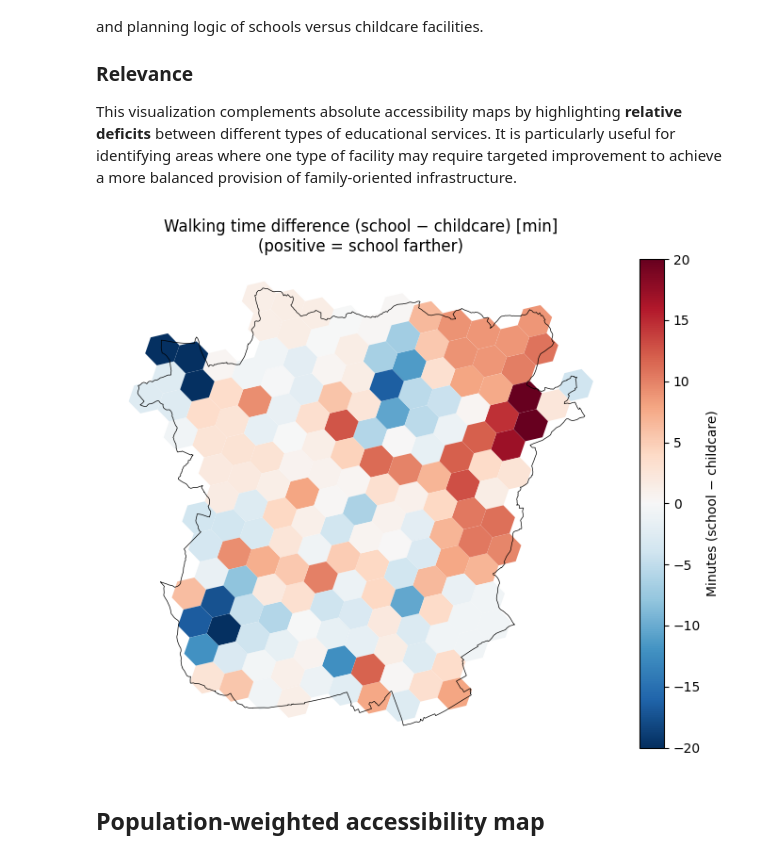
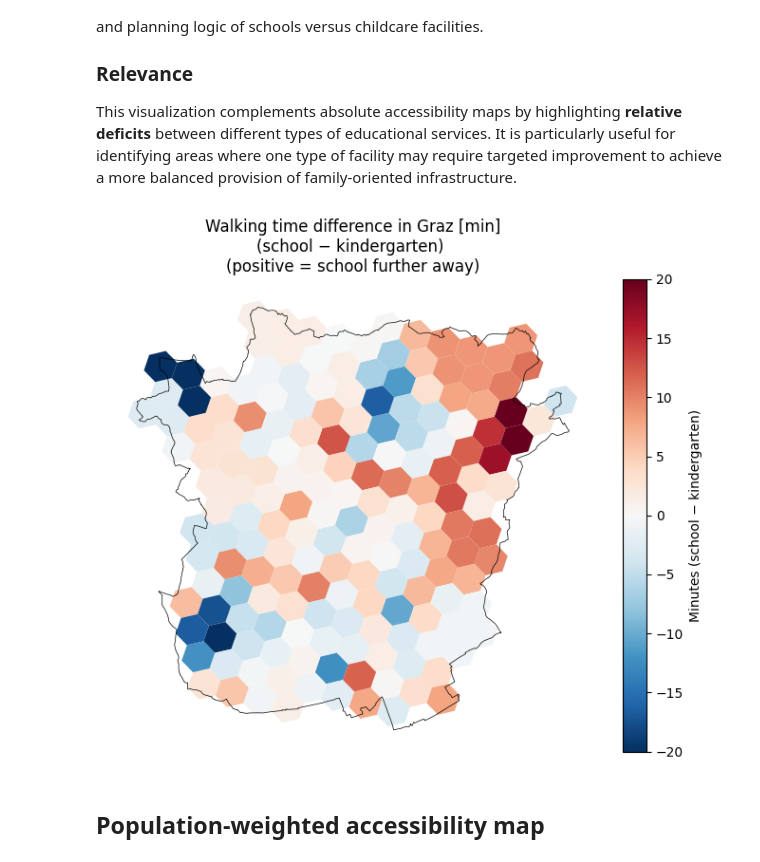
Before and after one commit to miriam-ee/GIS_FinalProject_Group2, a Jupyter notebook: group2_final.ipynb, the cells around one changed output. Drawn from its saved outputs; the diff is of its cells as text; code cells hidden in the pictures.

Commit message:
adjusting the graz names to same system as utrecht. cleaning the markdowns.

```diff
--- a/group2_final.ipynb
+++ b/group2_final.ipynb
@@ -617,7 +629,7 @@ School POI nodes: 146
 # %% [markdown]
 Define a function that runs a multi‑source Dijkstra shortest‑path algorithm. It takes a set of source nodes and computes the minimum travel time from any of these sources to every node in the network, using the slope‑based travel time as weight. The result is a dictionary mapping each node ID to its minimum travel time. Call this function once for childcare nodes and once for school nodes
 # %%
-# 3) Multi-source Dijkstra: min travel time from any POI to all nodes
+# Multi-source Dijkstra: min travel time from any POI to all nodes
 def compute_min_travel_time(graph, source_nodes, weight_attr="travel_time_slope", cutoff=None):
     """
     Returns a dict: node_id -> min travel time (HOURS) from any source node.
@@ -639,26 +651,26 @@ def compute_min_travel_time(graph, source_nodes, weight_attr="travel_time_slope"
     return lengths_h
 
 
-time_to_childcare = compute_min_travel_time(G_slope, childcare_nodes, weight_attr="travel_time_slope")
+time_to_kindergarten = compute_min_travel_time(G_slope, kindergarten_nodes, weight_attr="travel_time_slope")
 time_to_school    = compute_min_travel_time(G_slope, school_nodes,    weight_attr="travel_time_slope")
 # %% [markdown]
 Each hexagon is linked to one network node through nearest_node. The helper function map_time_to_hex looks up the travel time for that node in the time dictionaries and returns it. Applying this function creates two new columns in the hexagon GeoDataFrame: travel time to the nearest childcare and to the nearest school, both in hours. Finally, convert these hours into minutes and store them in t_childcare_min and t_school_min, which are easier to interpret.
 # %%
-# 4) Attach travel times to hexagons via nearest_node
+# Attach travel times to hexagons via nearest_node
 def map_time_to_hex(row, time_dict):
     node_id = row["nearest_node"]
     return time_dict.get(node_id, np.nan)
 
-gdf_hexagons_graz["t_childcare_h"] = gdf_hexagons_graz.apply(
-    lambda row: map_time_to_hex(row, time_to_childcare), axis=1
+gdf_hexagons_graz["t_kindergarten_h"] = gdf_hexagons_graz.apply(
+    lambda row: map_time_to_hex(row, time_to_kindergarten), axis=1
 )
 gdf_hexagons_graz["t_school_h"] = gdf_hexagons_graz.apply(
     lambda row: map_time_to_hex(row, time_to_school), axis=1
 )
 
-# HOURS -> MINUTES
-gdf_hexagons_graz["t_childcare_min"] = gdf_hexagons_graz["t_childcare_h"] * 60.0
+# Hours -> Minutes
+gdf_hexagons_graz["t_kindergarten_min"] = gdf_hexagons_graz["t_kindergarten_h"] * 60.0
 gdf_hexagons_graz["t_school_min"]    = gdf_hexagons_graz["t_school_h"]    * 60.0
 
-print(gdf_hexagons_graz[["t_childcare_h", "t_childcare_min"]].describe())
+print(gdf_hexagons_graz[["t_kindergarten_h", "t_kindergarten_min"]].describe())
 # %% [output]
@@ -680,8 +692,8 @@ Define a 15‑minute threshold and create three indicator variables for each hex
 # Family-friendliness indicators per hexagon (15-minute threshold)
 threshold_min = 15  # minutes
 
-gdf_hexagons_graz["has_childcare_15"] = (
-    gdf_hexagons_graz["t_childcare_min"] <= threshold_min
+gdf_hexagons_graz["has_kindergarten_15"] = (
+    gdf_hexagons_graz["t_kindergarten_min"] <= threshold_min
 ).astype(int)
 
 gdf_hexagons_graz["has_school_15"] = (
@@ -689,9 +701,9 @@ gdf_hexagons_graz["has_school_15"] = (
 ).astype(int)
 
 gdf_hexagons_graz["family_complete_15"] = (
-    (gdf_hexagons_graz["has_childcare_15"] == 1) &
+    (gdf_hexagons_graz["has_kindergarten_15"] == 1) &
     (gdf_hexagons_graz["has_school_15"] == 1)
 ).astype(int)
 
-print(gdf_hexagons_graz[["has_childcare_15", "has_school_15", "family_complete_15"]].sum())
+print(gdf_hexagons_graz[["has_kindergarten_15", "has_school_15", "family_complete_15"]].sum())
 # %% [output]
@@ -1604,49 +1625,49 @@ The map reveals clear spatial variations in the relative accessibility of educat
 ### Relevance
 This visualization complements absolute accessibility maps by highlighting **relative deficits** between different types of educational services. It is particularly useful for identifying areas where one type of facility may require targeted improvement to achieve a more balanced provision of family-oriented infrastructure.
 # %%
-
-
+# Visualization of walking time difference (school - childcare) in Graz
 fig, ax = plt.subplots(1, 1, figsize=(7, 6))
 
 gdf_hex_plot = gdf_hexagons_graz.copy()
 
-# Difference in minutes: school - childcare
-gdf_hex_plot["diff_school_minus_childcare"] = (
-    gdf_hex_plot["t_school_min"] - gdf_hex_plot["t_childcare_min"]
+# Difference in minutes: school - kindergarten
+gdf_hex_plot["diff_school_minus_kindergarten"] = (
+    gdf_hex_plot["t_school_min"] - gdf_hex_plot["t_kindergarten_min"]
 )
 
 # Optional: cap extremes for nicer color scaling (z.B. +/- 20 min)
 cap = 20
-gdf_hex_plot["diff_capped"] = gdf_hex_plot["diff_school_minus_childcare"].clip(lower=-cap, upper=cap)
+gdf_hex_plot["diff_capped"] = gdf_hex_plot["diff_school_minus_kindergarten"].clip(lower=-cap, upper=cap)
 
 # Diverging norm centered at 0
 norm = mpl.colors.TwoSlopeNorm(vmin=-cap, vcenter=0, vmax=cap)
 
+# Plot difference
 gdf_hex_plot.plot(
     column="diff_capped",
     ax=ax,
-    cmap="RdBu_r",         # rot=positiv, blau=negativ (umgedreht)
+    cmap="RdBu_r",
     norm=norm,
     edgecolor="none",
     legend=False
 )
 
 # boundary on top
 gdf_graz.boundary.plot(ax=ax, color="black", linewidth=0.5)
 
-ax.set_title("Walking time difference (school − childcare) [min]\n(positive = school farther)")
+ax.set_title("Walking time difference in Graz [min]\n(school − kindergarten) \n(positive = school further away)")
 ax.set_axis_off()
 
 # Colorbar
 sm = mpl.cm.ScalarMappable(norm=norm, cmap="RdBu_r")
 sm.set_array([])
 cbar = fig.colorbar(sm, ax=ax, fraction=0.046, pad=0.04)
-cbar.set_label("Minutes (school − childcare)")
+cbar.set_label("Minutes (school − kindergarten)")
 
 plt.tight_layout()
 plt.show()
 # %% [output]
-[figure, old version]
+[figure, new version]
 # %% [markdown]
 ## Population-weighted accessibility map
 # %% [markdown]
```
Also changed, not shown: parts of 62 cells of this notebook.
